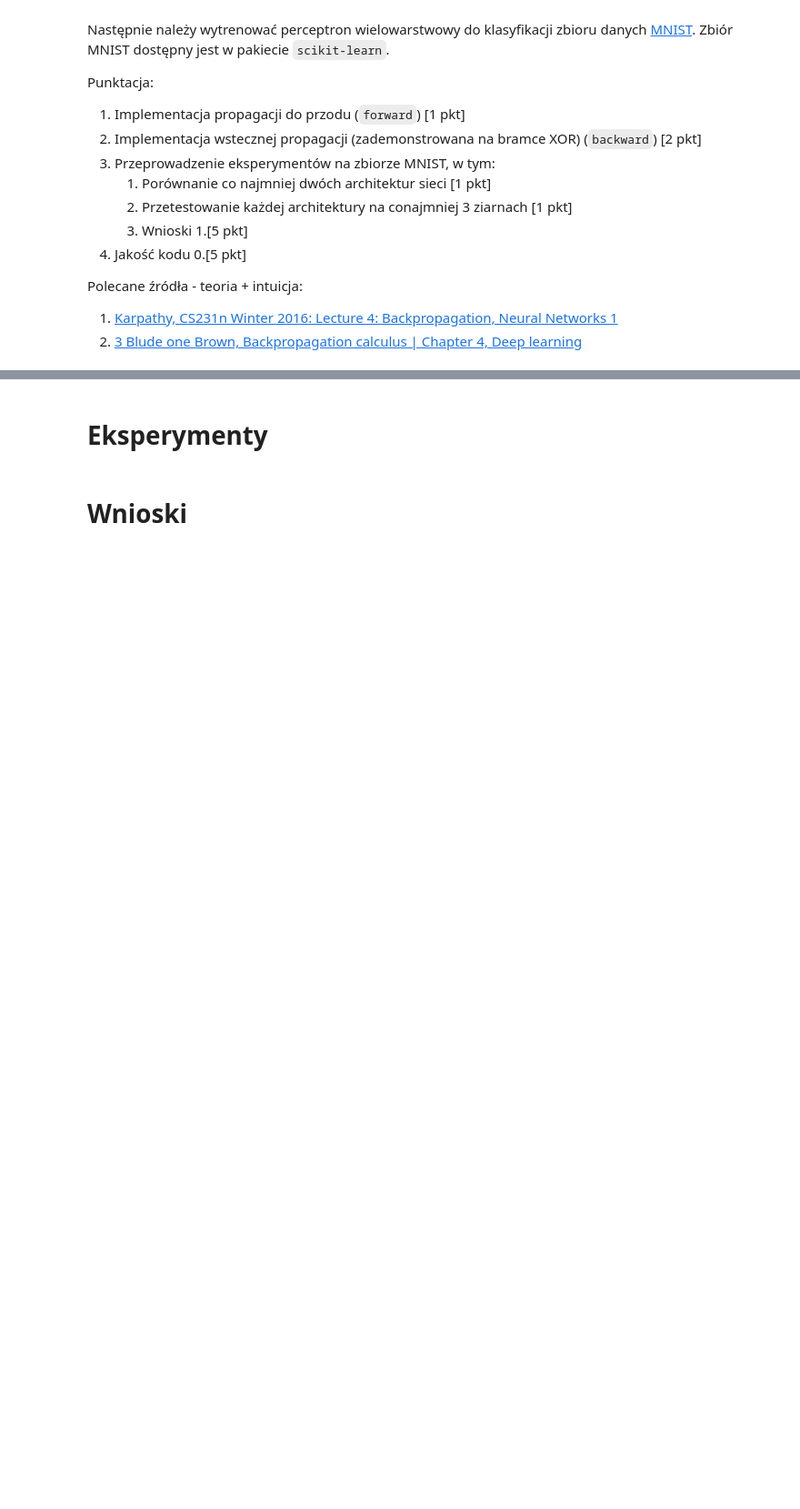
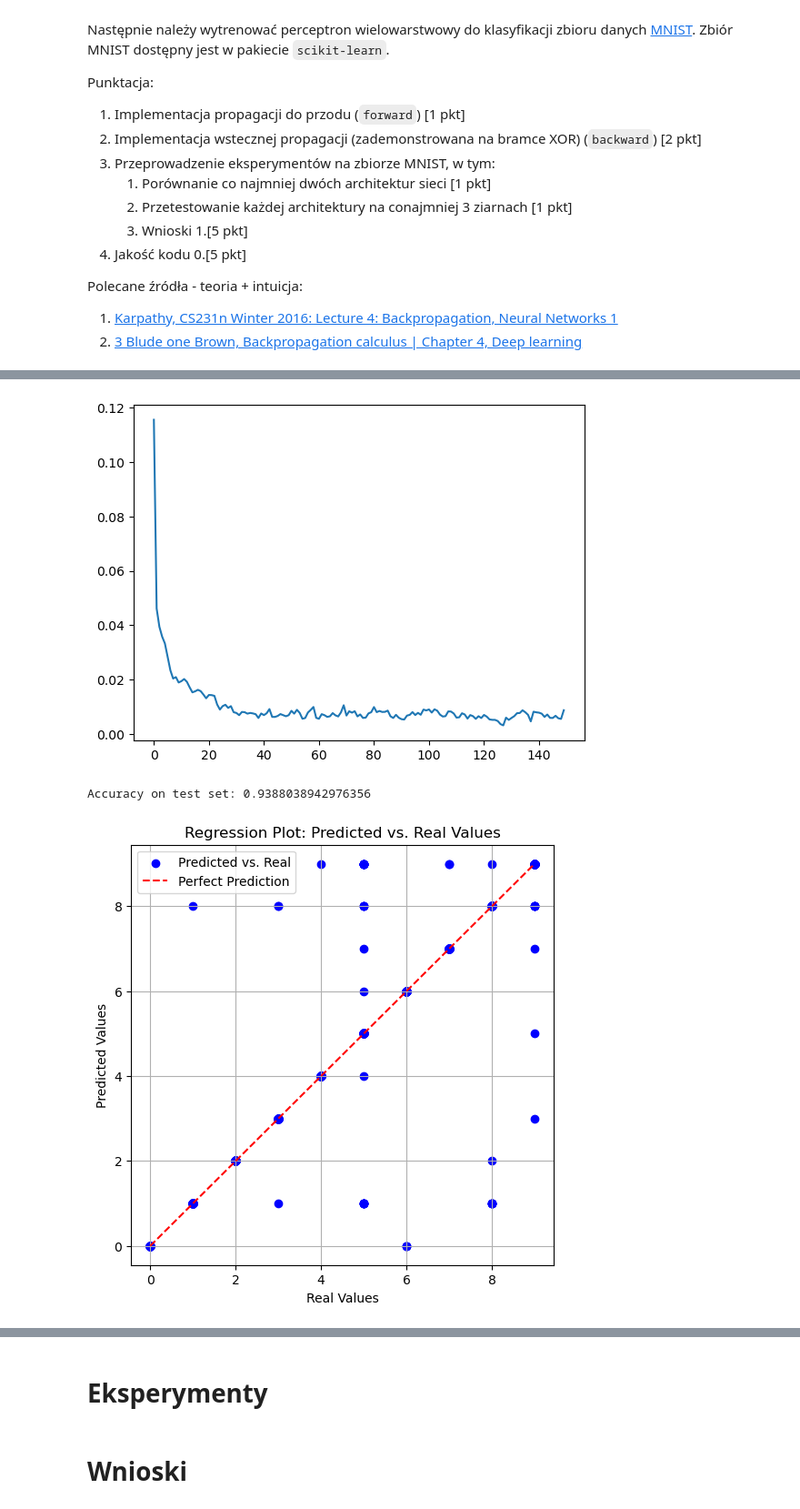
Before and after one commit to szczygiell/Machine_Learning_basics, a Jupyter notebook: cw5.ipynb, the cells around one changed output, grey strips where cells are left out. Shown at 91% size. Saved outputs shown, nothing was run; the diff lists cells and outputs as text; code cells hidden in the pictures; blank space fills up the shorter version.

```diff
--- a/cw5.ipynb
+++ b/cw5.ipynb
@@ -31,3 +31,33 @@ ITER = 0
+# %%
+def loss_function(x, y):
+    return np.mean((x - y) ** 2)
+
+def loss_derivative(x, y):
+    return 2 * (x - y)
+
+def reshaping(X_set):
+    new_X_set = np.empty((X_set.shape[0], X_set.shape[1], 1))
+    for i in range(len(X_set)):
+        temp = X_set[i]
+        temp = temp.reshape((X_set.shape[1], 1))
+        new_X_set[i] = temp
+    return new_X_set
+
+def regression_plot(predicted_values, real_values):
+    plt.figure(figsize=(7, 6))
+    plt.scatter(real_values, predicted_values, color='blue', label='Predicted vs. Real')
+
+    plt.xlabel('Real Values')
+    plt.ylabel('Predicted Values')
+    plt.title('Regression Plot: Predicted vs. Real Values')
+
+    # Idealna predykcja
+    max_val = max(max(real_values), max(predicted_values))
+    plt.plot([0, max_val], [0, max_val], color='red', linestyle='--', label='Perfect Prediction')
+
+    plt.legend()
+    plt.grid(True)
+    plt.show()
 # %%
 class Layer(ABC):
     """Basic building block of the Neural Network"""
@@ -171,7 +201,6 @@ class Network:
             x_train:np.ndarray,
             y_train:np.ndarray,
             epochs:int,
-            learning_rate:float,
             verbose:int=0)->None:
         """Fit the network to the training data"""
         all_current_loss = []
@@ -188,6 +217,9 @@ class Network:
                 temp = y_train[i]
                 correct_result[y_train[i]] = 1
 
+                # if type(self.layers[-1].act_func) == ReLU:
+                #     correct_result = y_train[i]
+
                 current_loss = self.loss.loss(output, correct_result)
                 loss_derivative = self.loss.loss_derivative(output, correct_result)
                 epoch_loss[i] = current_loss
@@ -197,6 +229,7 @@ class Network:
                     loss_derivative = layer.backward(loss_derivative)
 
             all_current_loss.append(np.mean(epoch_loss))
-            print(np.mean(epoch_loss))
+            if verbose:
+                print(np.mean(epoch_loss))
         fig2 = plt.plot(all_current_loss)
         plt.show()
@@ -368,0 +366,6 @@ Accuracy on test set: 0.8581363004172462
+# %%
+sigmoid_tester(0.05, 150, 42, 3, verbose=1)
+# %% [output]
+[figure, added]
+Accuracy on test set: 0.9388038942976356
+[figure, added]
```
Also changed, not shown: parts of 5 cells of this notebook.
